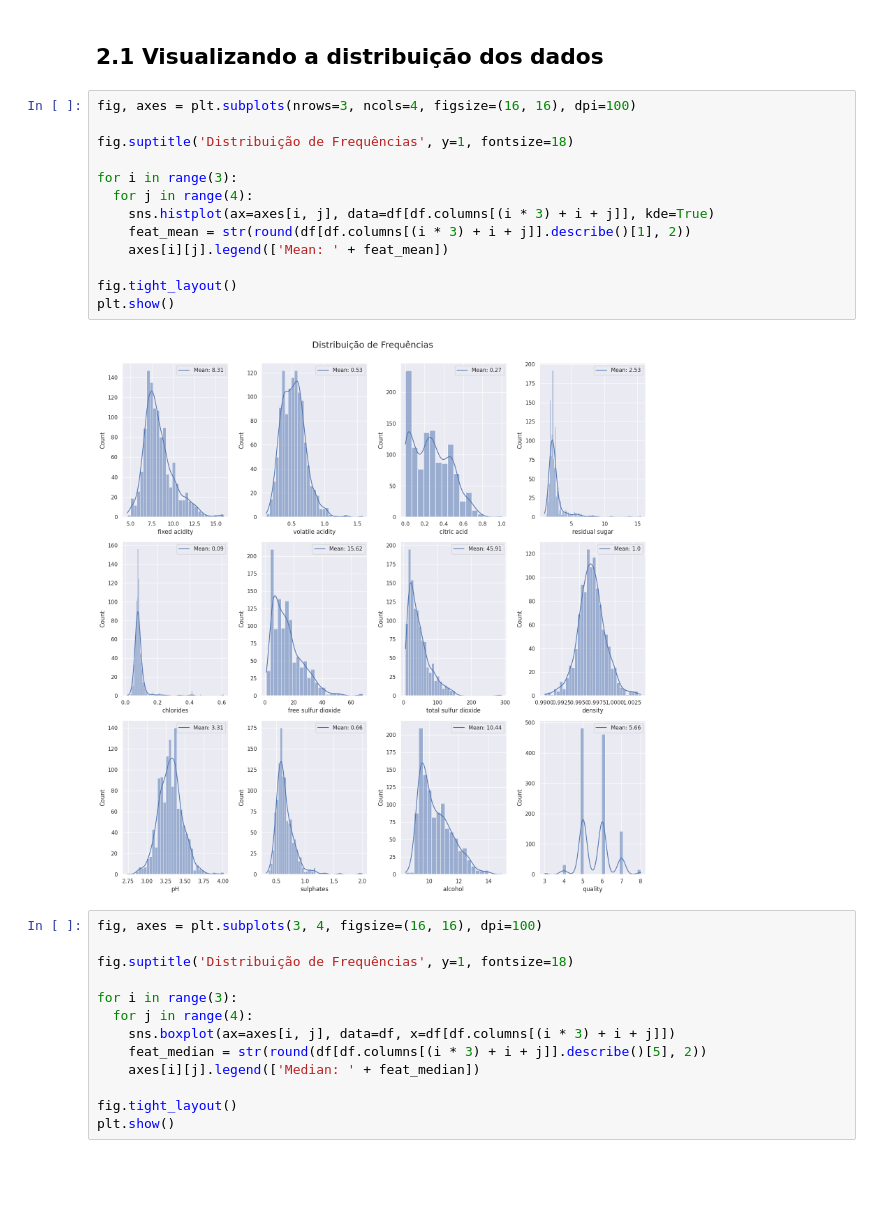
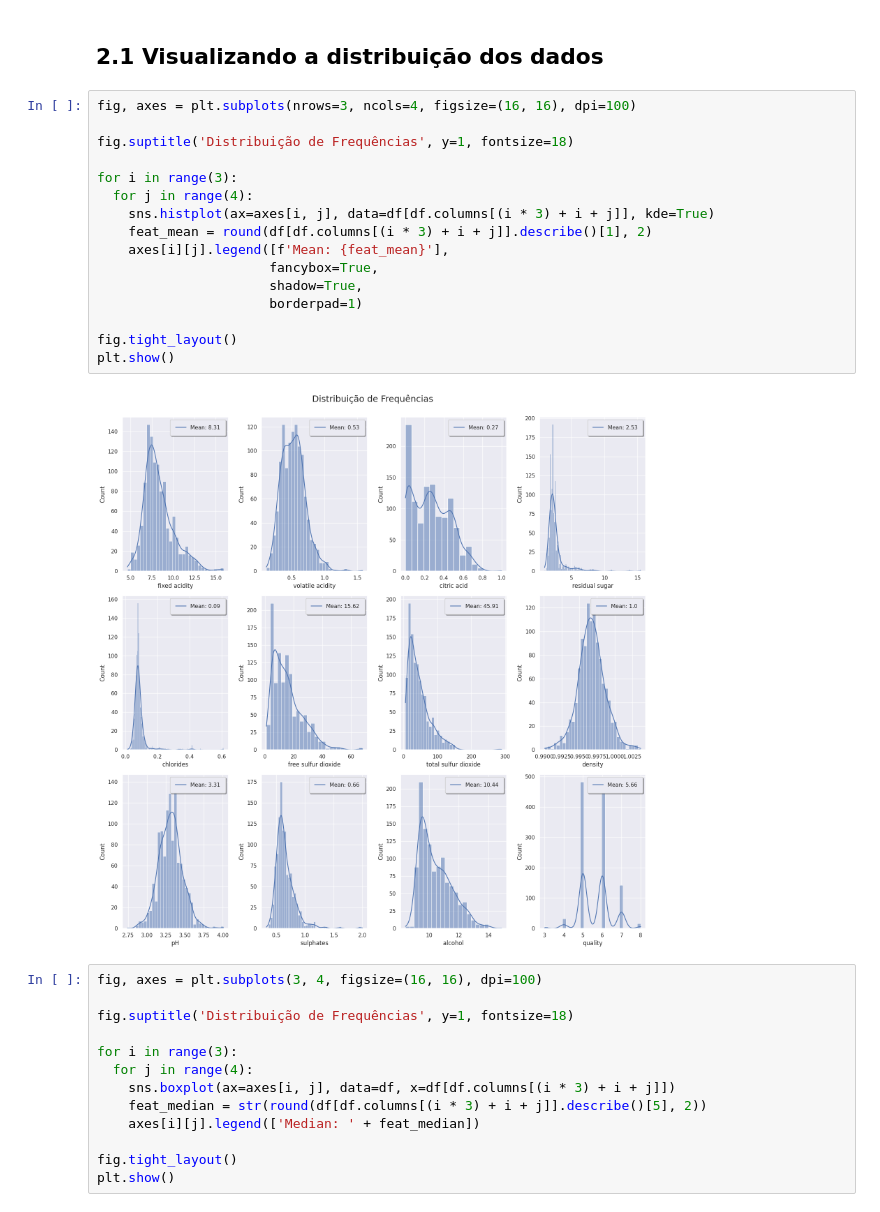
Before and after one commit to jmacedo91/01-World-Population-Data-Analysis, a Jupyter notebook: 002 - Wine Quality EDA and Classification.ipynb, the cells around one changed output. Drawn from its saved outputs; the diff is of its cells as text; blank space fills up the shorter version.

```diff
--- a/002 - Wine Quality EDA and Classification.ipynb
+++ b/002 - Wine Quality EDA and Classification.ipynb
@@ -98,18 +98,21 @@ df.describe()
 # %%
 fig, axes = plt.subplots(nrows=3, ncols=4, figsize=(16, 16), dpi=100)
 
 fig.suptitle('Distribuição de Frequências', y=1, fontsize=18)
 
 for i in range(3):
   for j in range(4):
     sns.histplot(ax=axes[i, j], data=df[df.columns[(i * 3) + i + j]], kde=True)
-    feat_mean = str(round(df[df.columns[(i * 3) + i + j]].describe()[1], 2))
-    axes[i][j].legend(['Mean: ' + feat_mean])
+    feat_mean = round(df[df.columns[(i * 3) + i + j]].describe()[1], 2)
+    axes[i][j].legend([f'Mean: {feat_mean}'],
+                      fancybox=True,
+                      shadow=True,
+                      borderpad=1)
 
 fig.tight_layout()
 plt.show()
 # %% [output]
-[figure, old version]
+[figure, new version]
 # %%
 fig, axes = plt.subplots(3, 4, figsize=(16, 16), dpi=100)
 
```
Also changed, not shown: parts of 1 cell of this notebook.
